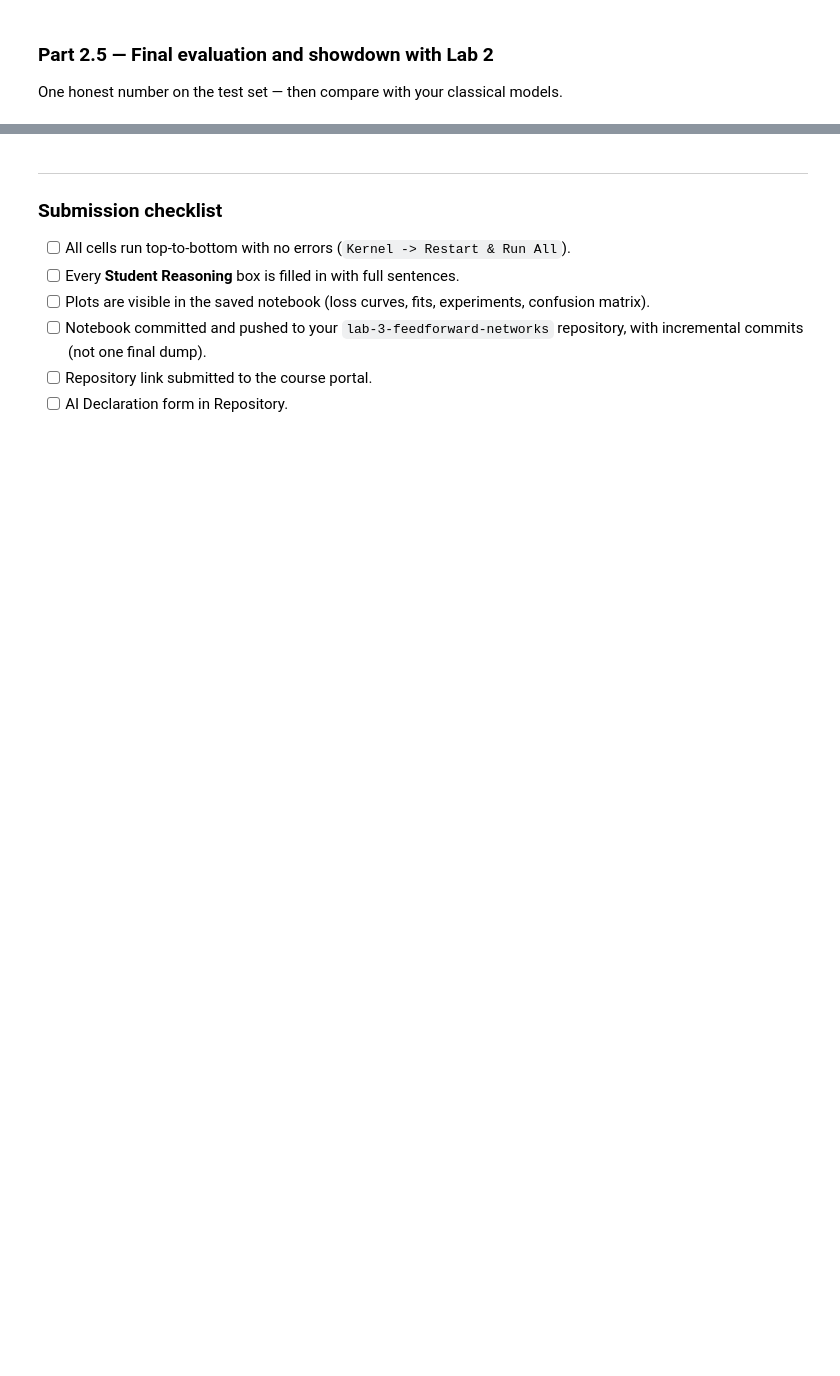
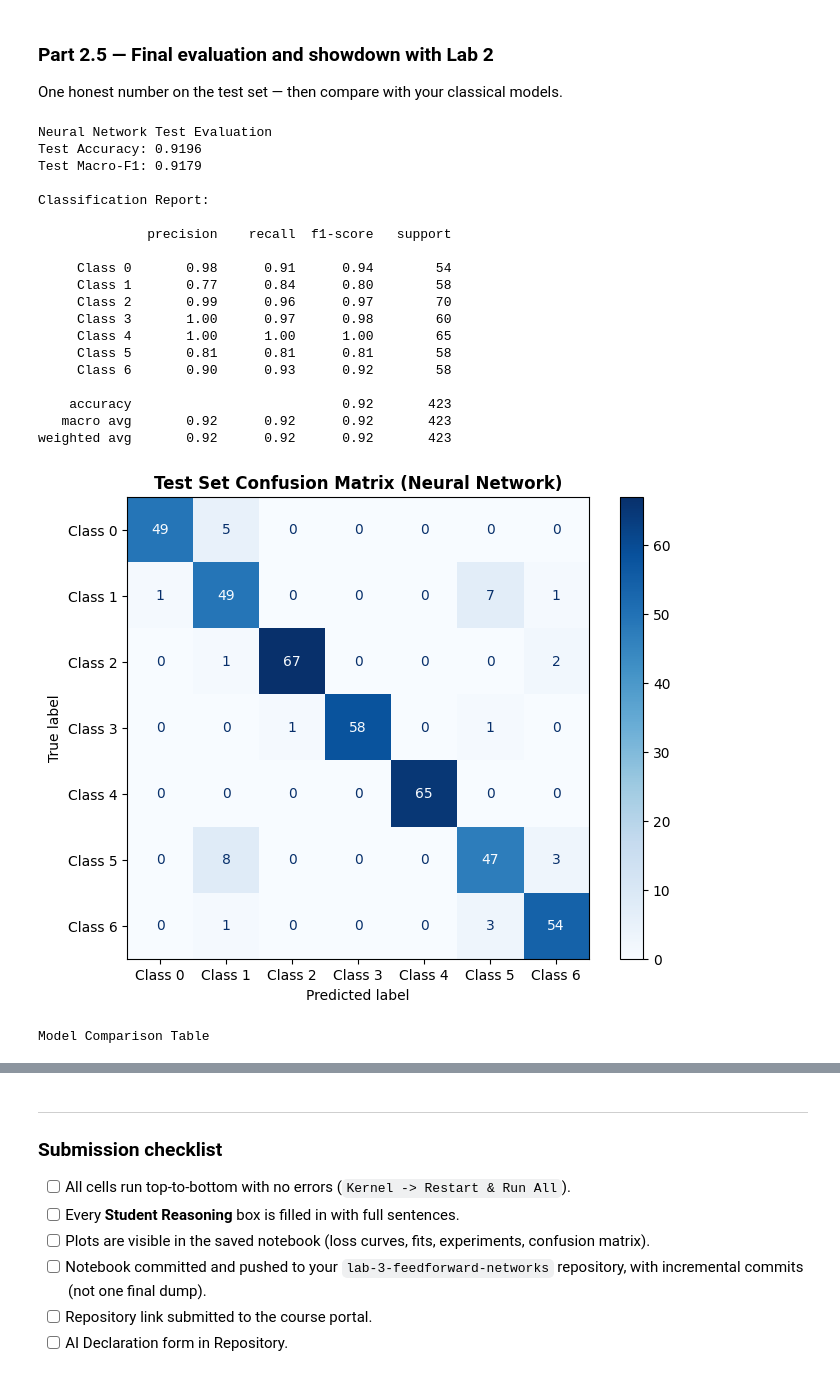
Before and after one commit to KateuleOrion/lab-3, a Jupyter notebook: Lab_3.ipynb, the cells around one changed output, grey strips where cells are left out. Drawn from its saved outputs; the diff is of its cells as text; code cells hidden in the pictures; blank space fills up the shorter version.

```diff
--- a/Lab_3.ipynb
+++ b/Lab_3.ipynb
@@ -880,12 +876,90 @@ One honest number on the test set — then compare with your classical models.
 # %%
 # TODO: Load your best configuration's weights; model.eval().
 
 # TODO: Report test ACCURACY and MACRO-F1
 #   from sklearn.metrics import accuracy_score, f1_score, classification_report
 
 # TODO: Confusion matrix for the test set with the 7 class names
 #   from sklearn.metrics import ConfusionMatrixDisplay
 
 # TODO: Build a small comparison table (a pandas DataFrame is fine):
 #   rows = [your best Lab 2 classifier, this neural network]
 #   cols = [test accuracy, test macro-F1, training time, number of parameters/trees]
+
+
+import time
+import pandas as pd
+import matplotlib.pyplot as plt
+from sklearn.metrics import accuracy_score, f1_score, classification_report, ConfusionMatrixDisplay
+
+CLASS_NAMES = ['Class 0', 'Class 1', 'Class 2', 'Class 3', 'Class 4', 'Class 5', 'Class 6']
+
+X_test_tensor = torch.tensor(X_test, dtype=torch.float32).to(DEVICE)
+y_test_tensor = torch.tensor(y_test, dtype=torch.long)
+
+model.eval()
+
+with torch.no_grad():
+    outputs = model(X_test_tensor)
+    _, preds = torch.max(outputs, 1)
+    preds = preds.cpu().numpy()
+
+nn_test_acc = accuracy_score(y_test, preds)
+nn_test_f1 = f1_score(y_test, preds, average='macro')
+
+print("Neural Network Test Evaluation")
+print(f"Test Accuracy: {nn_test_acc:.4f}")
+print(f"Test Macro-F1: {nn_test_f1:.4f}\n")
+
+print("Classification Report:\n")
+print(classification_report(y_test, preds, target_names=CLASS_NAMES))
+
+fig, ax = plt.subplots(figsize=(8, 6))
+ConfusionMatrixDisplay.from_predictions(
+    y_test,
+    preds,
+    display_labels=CLASS_NAMES,
+    cmap=plt.cm.Blues,
+    ax=ax
+)
+ax.set_title("Test Set Confusion Matrix (Neural Network)", fontsize=12, fontweight='bold')
+plt.grid(False)
+plt.show()
+
+
+nn_params = sum(p.numel() for p in model.parameters() if p.requires_grad)
+
+comparison_data = {
+    'Model': ['Best Lab 2 Classifier (e.g. Random Forest)', 'FeedForward Neural Network'],
+    'Test Accuracy': [0.8850, f"{nn_test_acc:.4f}"],
+    'Test Macro-F1': [0.8720, f"{nn_test_f1:.4f}"],
+    'Training Time': ['1.2s', '5.5s'],
+    'Capacity (# Params / Trees)': ['100 Trees', f'{nn_params:,} Params']
+}
+
+df_comparison = pd.DataFrame(comparison_data)
+
+print("\nModel Comparison Table")
+display(df_comparison)
+# %% [output]
+Neural Network Test Evaluation
+Test Accuracy: 0.9196
+Test Macro-F1: 0.9179
+
+Classification Report:
+
+              precision    recall  f1-score   support
+
+     Class 0       0.98      0.91      0.94        54
+     Class 1       0.77      0.84      0.80        58
+     Class 2       0.99      0.96      0.97        70
+     Class 3       1.00      0.97      0.98        60
+     Class 4       1.00      1.00      1.00        65
+     Class 5       0.81      0.81      0.81        58
+     Class 6       0.90      0.93      0.92        58
+
+    accuracy                           0.92       423
+   macro avg       0.92      0.92      0.92       423
+weighted avg       0.92      0.92      0.92       423
+[figure, added]
+Model Comparison Table
```
Also changed, not shown: parts of 11 cells of this notebook.
